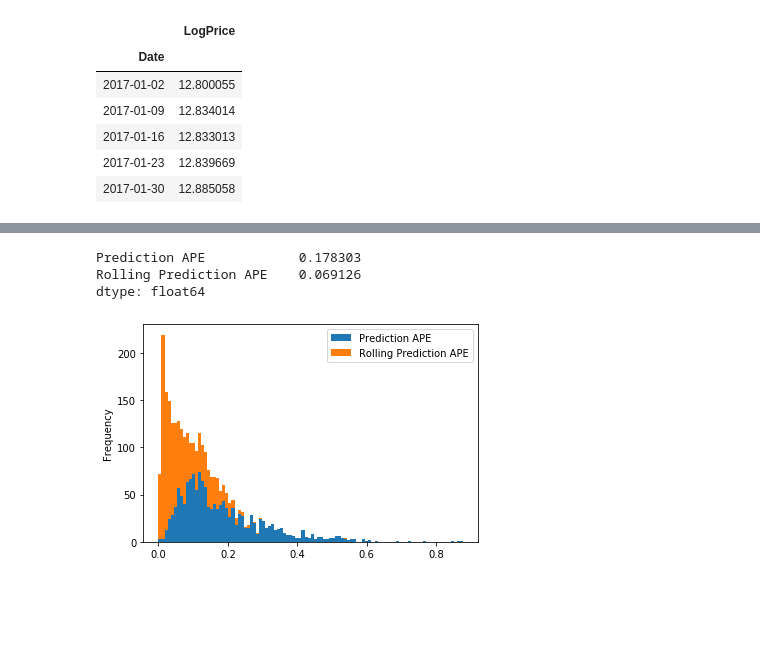
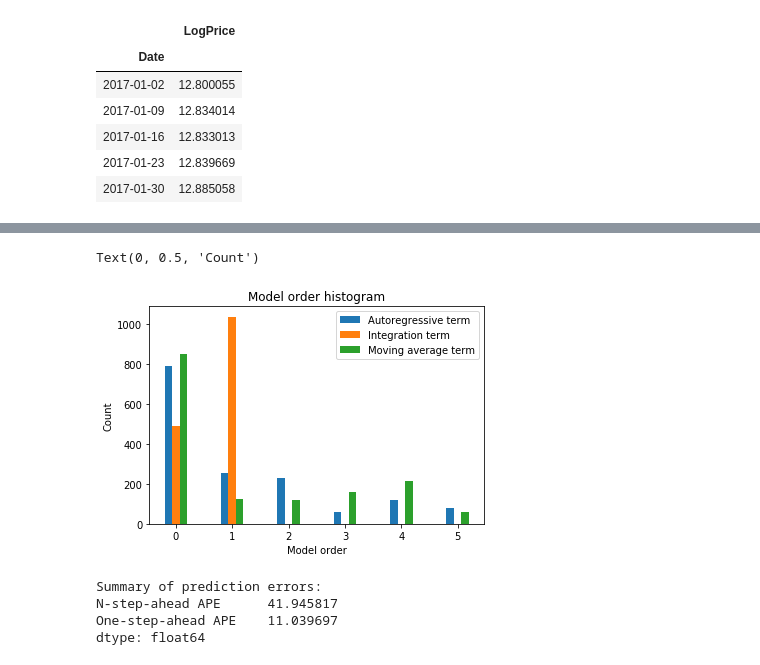
Before and after one commit to sparsha1644/HomePriceBeastNew, a Jupyter notebook: priceArimaModel.ipynb, the cells around one changed output, grey strips where cells are left out. Saved outputs shown, nothing was run; the diff lists cells and outputs as text; code cells hidden in the pictures; blank space fills up the shorter version.

```diff
--- a/priceArimaModel.ipynb
+++ b/priceArimaModel.ipynb
@@ -119,9 +156,12 @@ np.exp(fit_data).plot()
 # %%
-def get_sarima_predictions(data, oos_date = OOS_DATE, fit_log=True):
-    """ Main helper for fitting SARIMA model predictions. Similar to example above, fits
+def get_arima_predictions(data, oos_date = OOS_DATE, fit_log=True):
+    """ Main helper for fitting ARIMA model predictions. Similar to example above, fits
         a full-sample prediction and also does one-step-ahead predictions. Designed to be
         called on a given county / region id at a time. Returns a pandas data frame with the
         predicted values.
+
+        Returns the out-of-sample predictions, one-step-ahead predictions, as well as the
+        fitted model object.
     """
     # Fix the date and sort
     ord_data = data.copy(deep=True)
@@ -149,12 +189,11 @@ def get_sarima_predictions(data, oos_date = OOS_DATE, fit_log=True):
     aligned_data.loc[aligned_data.index[range(n_is,n_is+n_oos)],'Prediction']  = auto_model.predict(n_oos)
 
     # Calculate the rolling predictions
-    rolling_model = auto_model
     aligned_data['Rolling Prediction'] = aligned_data['Prediction']
     for t in range(n_is,n_is+n_oos):
         ti = aligned_data.index[t]
-        aligned_data.loc[ti,'Rolling Prediction'] = rolling_model.predict(1)
-        rolling_model.update(aligned_data.loc[ti,'Input'])
+        aligned_data.loc[ti,'Rolling Prediction'] = auto_model.predict(1)
+        auto_model.update(aligned_data.loc[ti,'Input'])
 
     # Replace zeros with NaNs to deal with integrated models starting at zero
     aligned_data['Prediction'] = aligned_data['Prediction'].replace({0:np.nan})
@@ -164,15 +203,18 @@ def get_sarima_predictions(data, oos_date = OOS_DATE, fit_log=True):
     if fit_log:
         aligned_data[['Input','Prediction','Rolling Prediction']] = np.exp(aligned_data[['Input','Prediction','Rolling Prediction']])
 
-    # ... just to be safe, remove the first row (which is in-sample anyway) to deal with warmup issues
-    return aligned_data.iloc[1:,:]
+    # Remove the first row (which is in-sample anyway) to deal with warmup issues
+    return aligned_data.iloc[1:,:], auto_model
 # %%
 # Main task -- fit ARIMA model to each region (takes several hours)
 allRegIds = np.unique(home_price_data['region_id'].values)
+
+# Initialize objects to store information
 counter = 1
 badRegIds = []
+allModels = {}
+arimaResults  = pd.DataFrame()
 
-arimaResults  = pd.DataFrame()
 for regId in allRegIds:
     print("Working on region_id %d (%d of %d)" % (regId, counter, len(allRegIds)))
     start = time.time()
@@ -181,8 +223,9 @@ for regId in allRegIds:
         # Filter the data
         regLoc = home_price_data['region_id'] == regId
         regData = home_price_data.loc[regLoc,['period_begin','median_sale_price']]
-        # Fit the SARIMA model
-        regArima = get_sarima_predictions(regData)
+        # Fit the ARIMA model
+        regArima, fittedModel = get_arima_predictions(regData)
+        allModels[regId] = fittedModel
         regArima['region_id'] = regId
         arimaResults = arimaResults.append(regArima)
 
@@ -371,13 +410,33 @@ oosResults.loc[oosResults['Rolling Prediction APE'] > MAX_ERR,:] = np.nan
-# %%
-# Summary -- overall MAPE
-oosResults[['Prediction APE','Rolling Prediction APE']].mean()
-# %% [output]
-Prediction APE            0.178303
-Rolling Prediction APE    0.069126
-dtype: float64
-# %%
-# Histogram of MAPE by region
-import matplotlib.pyplot as plt
-aggByRegion = oosResults.groupby(by='region_id')[['Prediction APE','Rolling Prediction APE']].mean().plot.hist(bins=100,stacked=True)
-# %% [output]
-[figure, removed]
+# %%
+# Visualizing model order frequency
+# NOTE: This cell will not work if loading from memory (pmdarima models don't save
+# save nicely without pickling)
+modelOrder = np.vstack([list(m.order) for m in allModels.values()])
+_ = plt.hist(modelOrder, bins=np.arange(0,6,0.5))  # arguments are passed to np.histogram
+plt.gca().set_xticks(np.arange(0.25,6.25,1))
+plt.gca().set_xticklabels(np.arange(0,6,1))
+
+plt.title("Model order histogram")
+plt.legend(['Autoregressive term','Integration term','Moving average term'])
+plt.xlabel('Model order')
+plt.ylabel('Count')
+# %% [output]
+Text(0, 0.5, 'Count')
+[figure, added]
+# %%
+# Print the summary statistics for the errors of both prediction types. Unsurprisingly, one-step-ahead
+# will outperform!
+arimaResults['N-step-ahead APE'] = np.abs(arimaResults['Prediction']-arimaResults['Input'])/arimaResults['Input']
+arimaResults['One-step-ahead APE'] = np.abs(arimaResults['Rolling Prediction']-arimaResults['Input'])/arimaResults['Input']
+
+# Don't include the COVID period -- just use the OOS test period (12/1/2019 - 3/1/2020)
+oosResults = arimaResults.loc[(arimaResults['Date'] >= OOS_DATE) & (arimaResults['Date'] < COVID_START),:]
+covidResults = arimaResults.loc[arimaResults['Date'] >= COVID_START,:]
+
+print('Summary of prediction errors:')
+print(oosResults[['N-step-ahead APE','One-step-ahead APE']].mean())
+# %% [output]
+Summary of prediction errors:
+N-step-ahead APE      41.945817
+One-step-ahead APE    11.039697
+dtype: float64
```
Also changed, not shown: parts of 27 cells of this notebook, 2 other files.
